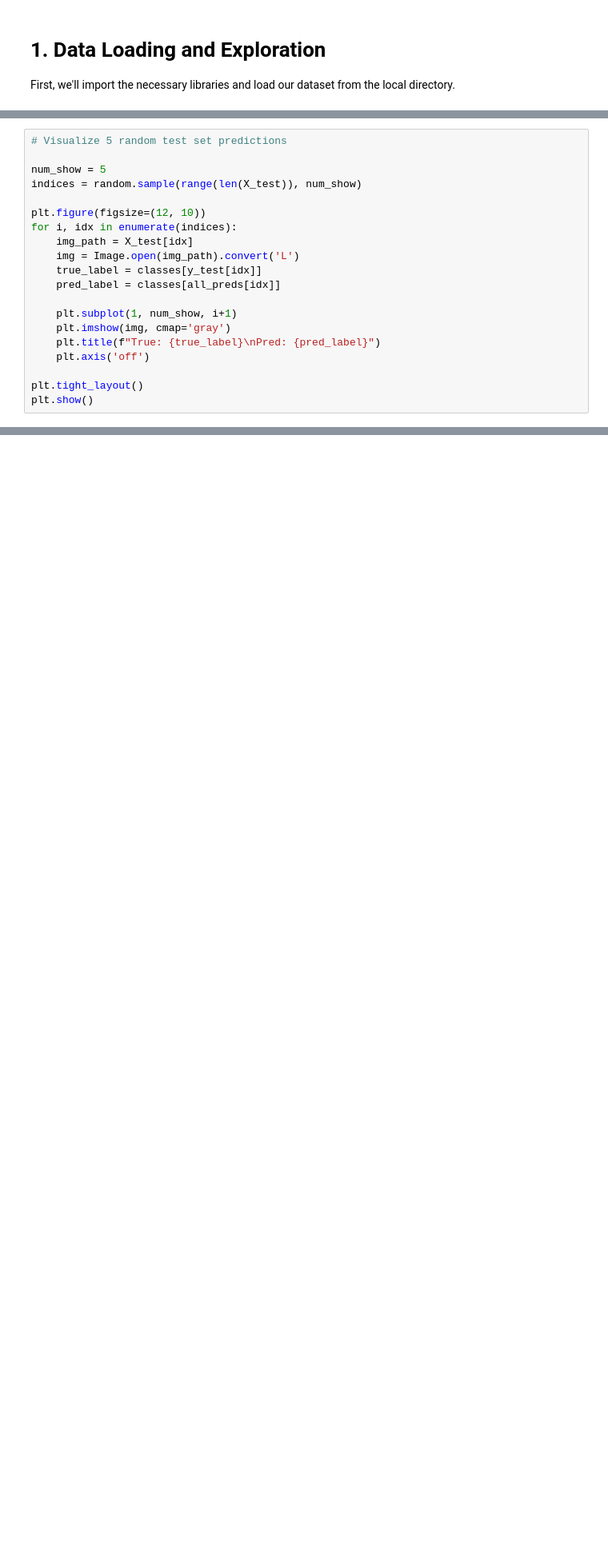
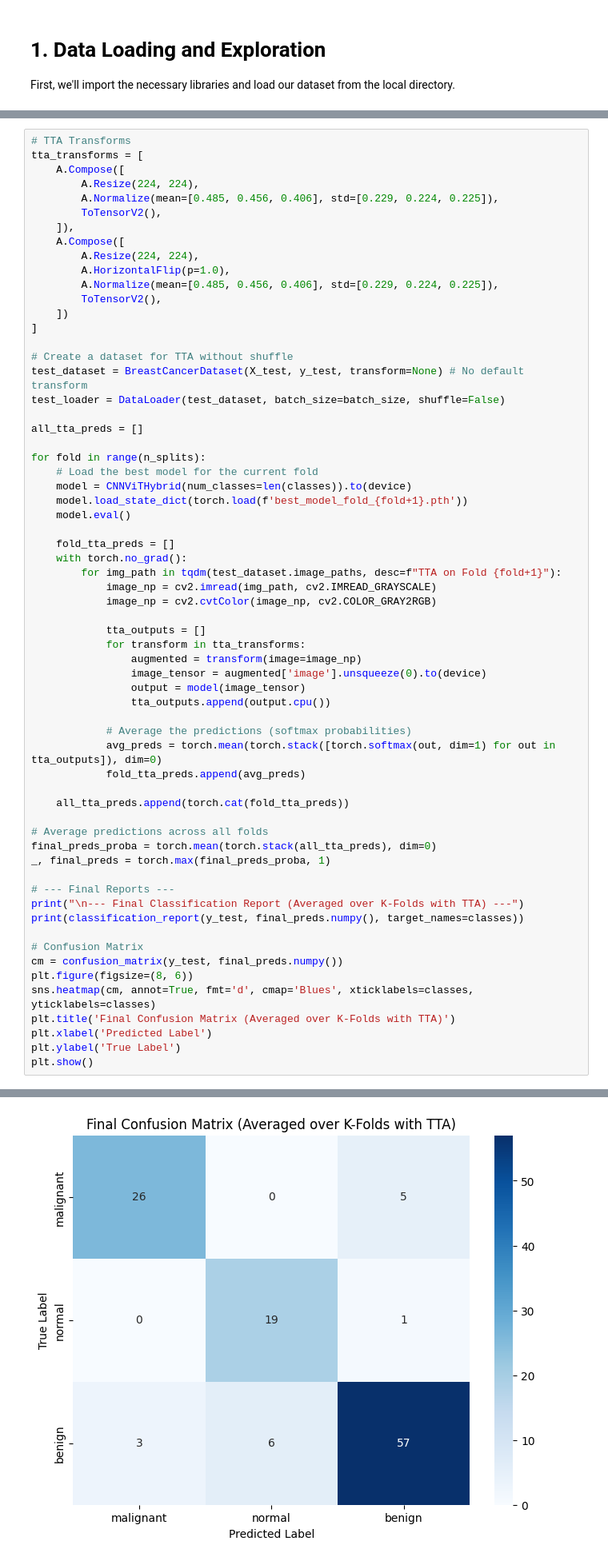
Before and after one commit to a-mendes/cnn-vit-breast-tumor, a Jupyter notebook: breast_tumor_identification.ipynb, the cells around one changed output, grey strips where cells are left out. Shown: that part at 80% size. Saved outputs shown, nothing was run; the diff lists cells and outputs as text; blank space fills up the shorter version.

```diff
--- a/breast_tumor_identification.ipynb
+++ b/breast_tumor_identification.ipynb
@@ -352,20 +172,0 @@ This helps visualize how well the model generalizes to unseen data and provides
-# %%
-# Visualize 5 random test set predictions
-
-num_show = 5
-indices = random.sample(range(len(X_test)), num_show)
-
-plt.figure(figsize=(12, 10))
-for i, idx in enumerate(indices):
-    img_path = X_test[idx]
-    img = Image.open(img_path).convert('L')
-    true_label = classes[y_test[idx]]
-    pred_label = classes[all_preds[idx]]
-
-    plt.subplot(1, num_show, i+1)
-    plt.imshow(img, cmap='gray')
-    plt.title(f"True: {true_label}\nPred: {pred_label}")
-    plt.axis('off')
-
-plt.tight_layout()
-plt.show()
@@ -390,0 +313,64 @@ This notebook successfully implemented a hybrid CNN-Transformer model for breast
+# %%
+# TTA Transforms
+tta_transforms = [
+    A.Compose([
+        A.Resize(224, 224),
+        A.Normalize(mean=[0.485, 0.456, 0.406], std=[0.229, 0.224, 0.225]),
+        ToTensorV2(),
+    ]),
+    A.Compose([
+        A.Resize(224, 224),
+        A.HorizontalFlip(p=1.0),
+        A.Normalize(mean=[0.485, 0.456, 0.406], std=[0.229, 0.224, 0.225]),
+        ToTensorV2(),
+    ])
+]
+
+# Create a dataset for TTA without shuffle
+test_dataset = BreastCancerDataset(X_test, y_test, transform=None) # No default transform
+test_loader = DataLoader(test_dataset, batch_size=batch_size, shuffle=False)
+
+all_tta_preds = []
+
+for fold in range(n_splits):
+    # Load the best model for the current fold
+    model = CNNViTHybrid(num_classes=len(classes)).to(device)
+    model.load_state_dict(torch.load(f'best_model_fold_{fold+1}.pth'))
+    model.eval()
+
+    fold_tta_preds = []
+    with torch.no_grad():
+        for img_path in tqdm(test_dataset.image_paths, desc=f"TTA on Fold {fold+1}"):
+            image_np = cv2.imread(img_path, cv2.IMREAD_GRAYSCALE)
+            image_np = cv2.cvtColor(image_np, cv2.COLOR_GRAY2RGB)
+
+            tta_outputs = []
+            for transform in tta_transforms:
+                augmented = transform(image=image_np)
+                image_tensor = augmented['image'].unsqueeze(0).to(device)
+                output = model(image_tensor)
+                tta_outputs.append(output.cpu())
+
+            # Average the predictions (softmax probabilities)
+            avg_preds = torch.mean(torch.stack([torch.softmax(out, dim=1) for out in tta_outputs]), dim=0)
+            fold_tta_preds.append(avg_preds)
+
+    all_tta_preds.append(torch.cat(fold_tta_preds))
+
+# Average predictions across all folds
+final_preds_proba = torch.mean(torch.stack(all_tta_preds), dim=0)
+_, final_preds = torch.max(final_preds_proba, 1)
+
+# --- Final Reports ---
+print("\n--- Final Classification Report (Averaged over K-Folds with TTA) ---")
+print(classification_report(y_test, final_preds.numpy(), target_names=classes))
+
+# Confusion Matrix
+cm = confusion_matrix(y_test, final_preds.numpy())
+plt.figure(figsize=(8, 6))
+sns.heatmap(cm, annot=True, fmt='d', cmap='Blues', xticklabels=classes, yticklabels=classes)
+plt.title('Final Confusion Matrix (Averaged over K-Folds with TTA)')
+plt.xlabel('Predicted Label')
+plt.ylabel('True Label')
+plt.show()
+# %% [output]
@@ -390,0 +387 @@ This notebook successfully implemented a hybrid CNN-Transformer model for breast
+[figure, added]
```
Also changed, not shown: parts of 27 cells of this notebook.
